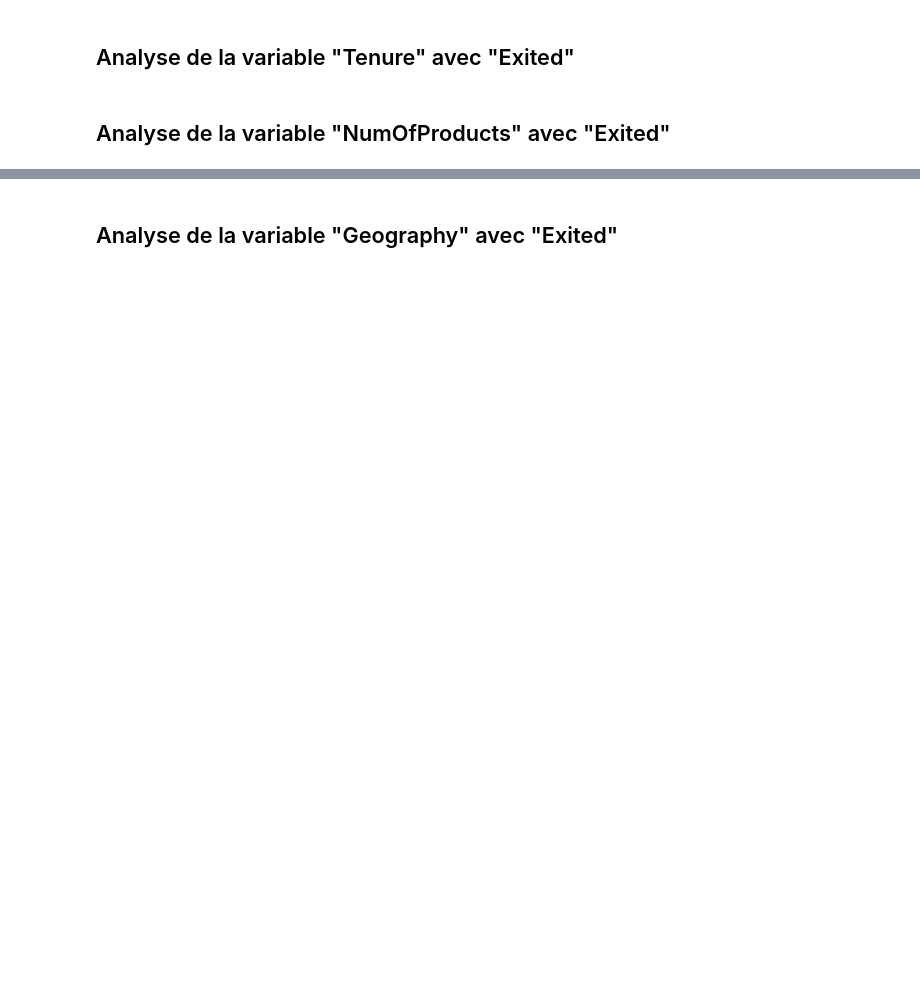
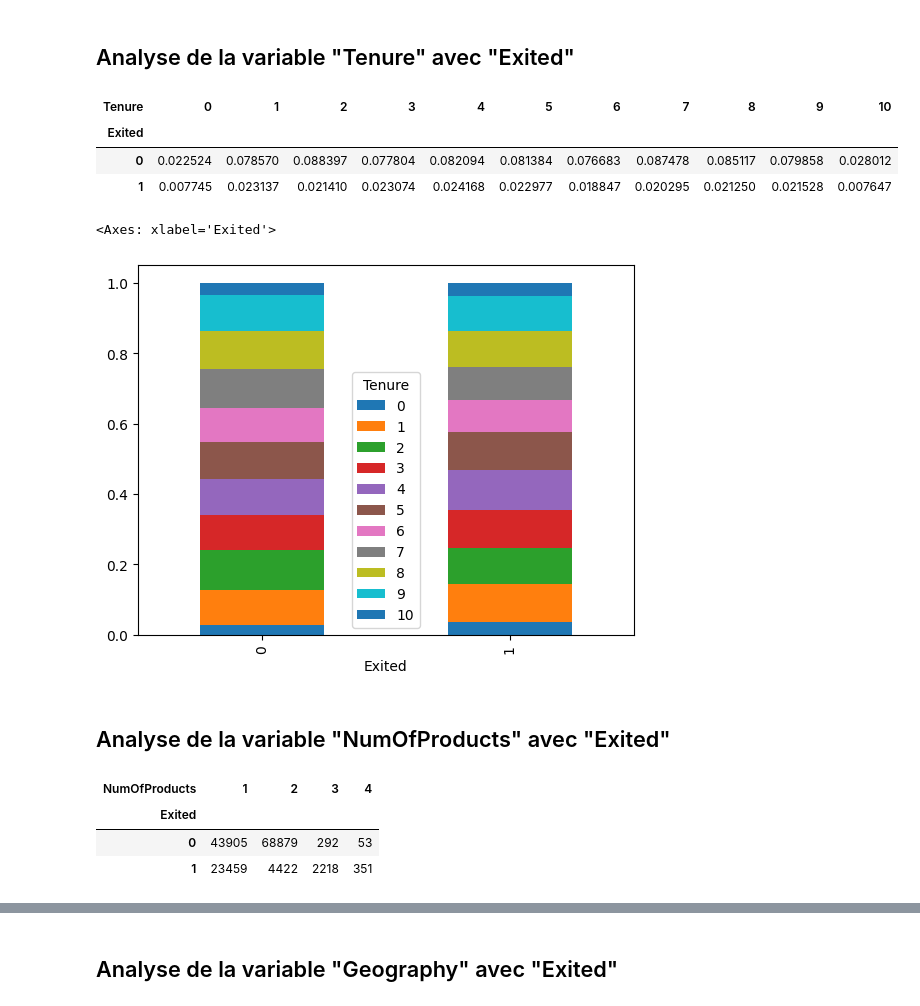
Before and after one commit to SimonGallien/mlpro-bank-churn, a Jupyter notebook: src/mlpro_bank_churn/bank-church.ipynb, the cells around one changed output, grey strips where cells are left out. Drawn from its saved outputs; the diff is of its cells as text; code cells hidden in the pictures; blank space fills up the shorter version.

```diff
--- a/src/mlpro_bank_churn/bank-church.ipynb
+++ b/src/mlpro_bank_churn/bank-church.ipynb
@@ -402,4 +416,23 @@ discrète - discrète
 # %% [markdown]
 ## Analyse de la variable "Tenure" avec "Exited"
+# %%
+pd.crosstab(df_train["Exited"], df_train["Tenure"], normalize=True)
+# %% [output]
+| Tenure | 0 | 1 | 2 | 3 | 4 | 5 | 6 | 7 | 8 | 9 | 10 |
+| Exited |  |  |  |  |  |  |  |  |  |  |  |
+| 0 | 0.022524 | 0.078570 | 0.088397 | 0.077804 | 0.082094 | 0.081384 | 0.076683 | 0.087478 | 0.085117 | 0.079858 | 0.028012 |
+| 1 | 0.007745 | 0.023137 | 0.021410 | 0.023074 | 0.024168 | 0.022977 | 0.018847 | 0.020295 | 0.021250 | 0.021528 | 0.007647 |
+# %%
+pd.crosstab(df_train["Exited"], df_train["Tenure"], normalize="index").plot(kind="bar", stacked=True)
+# %% [output]
+<Axes: xlabel='Exited'>
+[figure, added]
 # %% [markdown]
 ## Analyse de la variable "NumOfProducts" avec "Exited"
+# %%
+pd.crosstab(df_train["Exited"], df_train["NumOfProducts"])
+# %% [output]
+| NumOfProducts | 1 | 2 | 3 | 4 |
+| Exited |  |  |  |  |
+| 0 | 43905 | 68879 | 292 | 53 |
+| 1 | 23459 | 4422 | 2218 | 351 |
```
Also changed, not shown: parts of 10 cells of this notebook.
